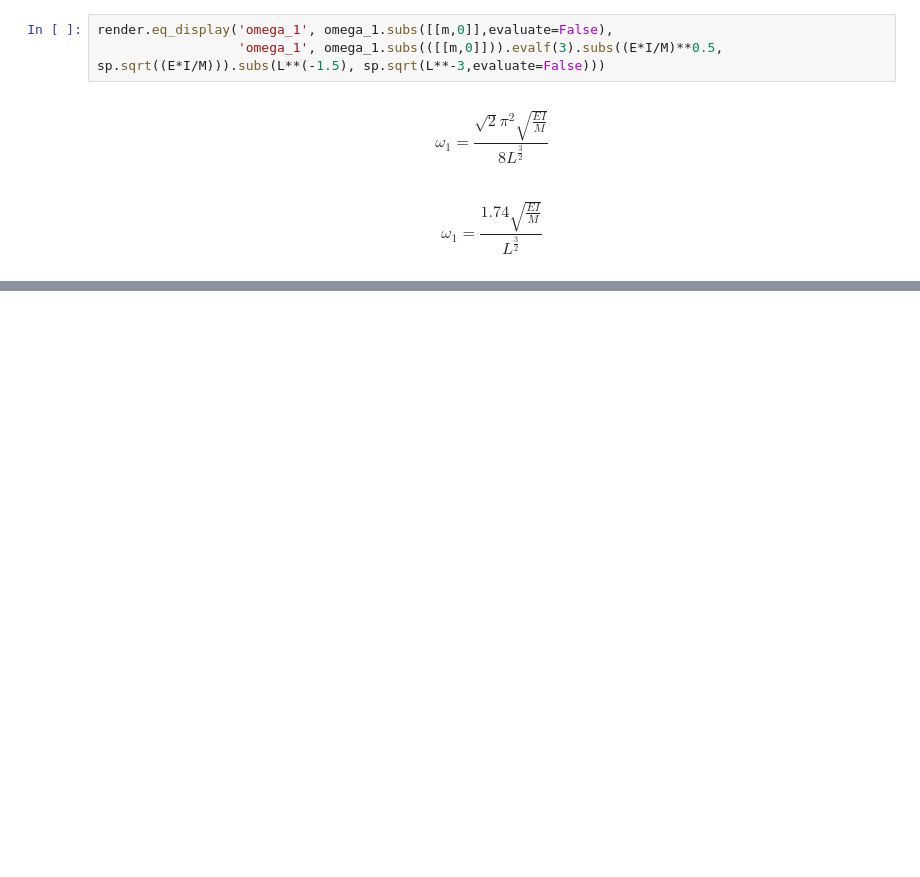
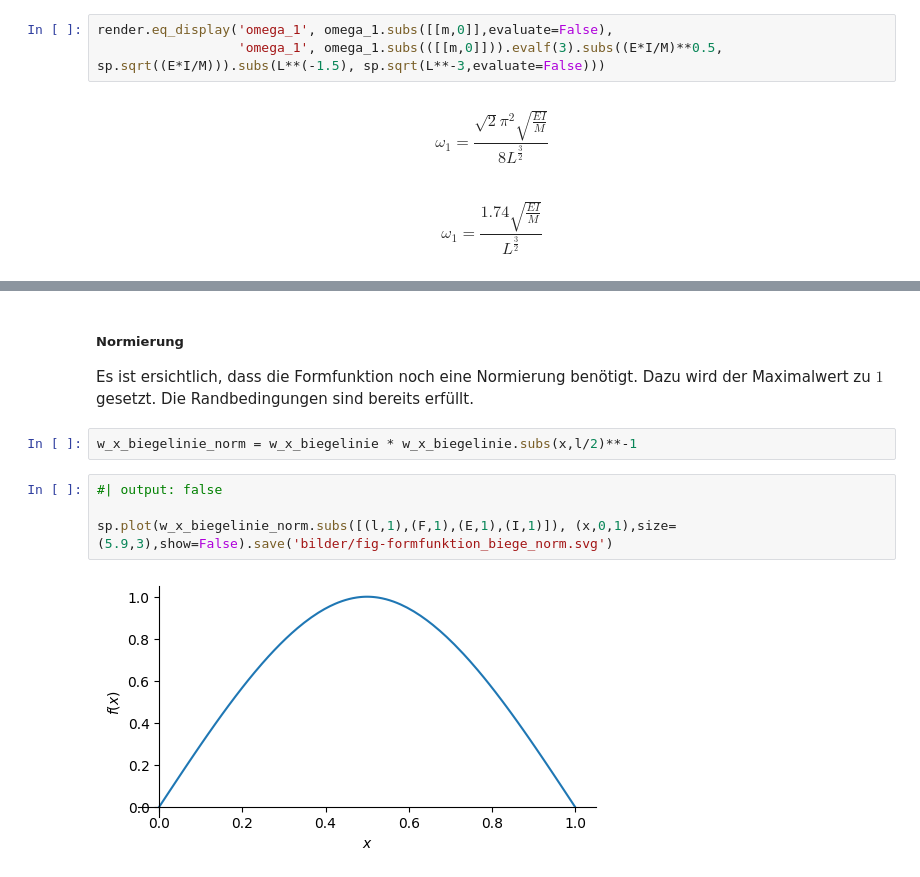
Before and after one commit to PascalGitz/Beispielsammlung, a Jupyter notebook: U1_rayleigh.ipynb, the cells around one changed output, grey strips where cells are left out. Saved outputs shown, nothing was run; the diff lists cells and outputs as text; blank space fills up the shorter version.

```diff
--- a/U1_rayleigh.ipynb
+++ b/U1_rayleigh.ipynb
@@ -228,0 +328,12 @@ render.eq_display('omega_1', omega_1.subs([[m,0]],evaluate=False),
+# %% [markdown]
+##### Normierung
+Es ist ersichtlich, dass die Formfunktion noch eine Normierung benötigt.
+Dazu wird der Maximalwert zu $1$ gesetzt. Die Randbedingungen sind bereits erfüllt.
+# %%
+w_x_biegelinie_norm = w_x_biegelinie * w_x_biegelinie.subs(x,l/2)**-1
+# %%
+#| output: false
+
+sp.plot(w_x_biegelinie_norm.subs([(l,1),(F,1),(E,1),(I,1)]), (x,0,1),size=(5.9,3),show=False).save('bilder/fig-formfunktion_biege_norm.svg')
+# %% [output]
+[figure, added]
```
Also changed, not shown: parts of 22 cells of this notebook, 18 other files.
